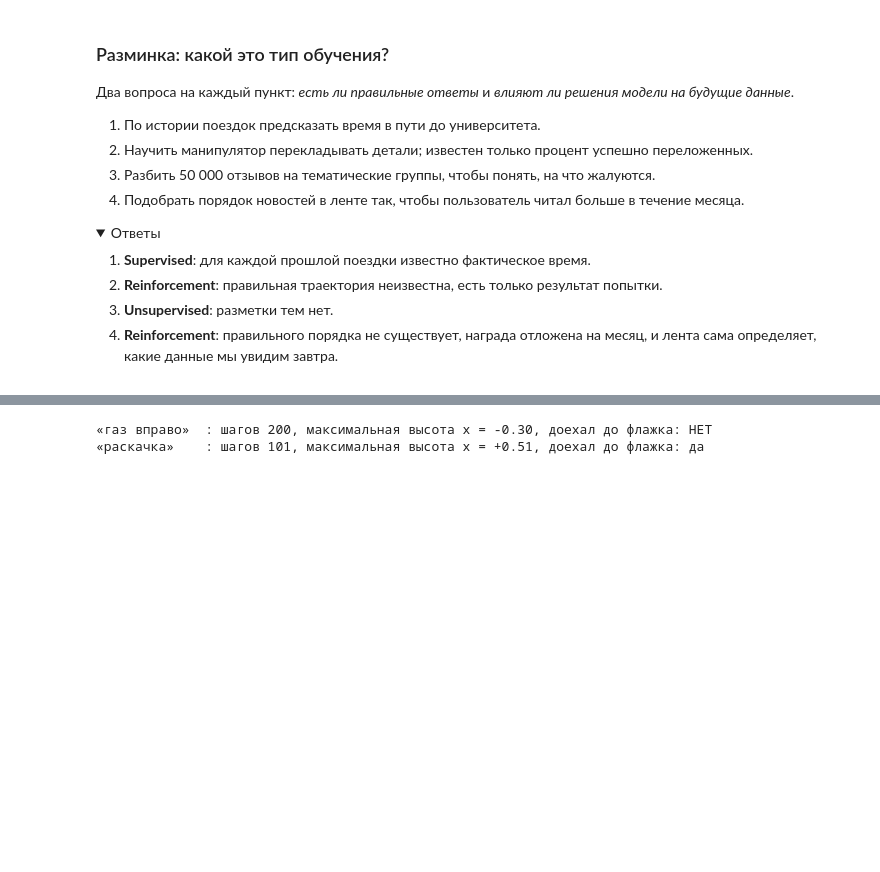
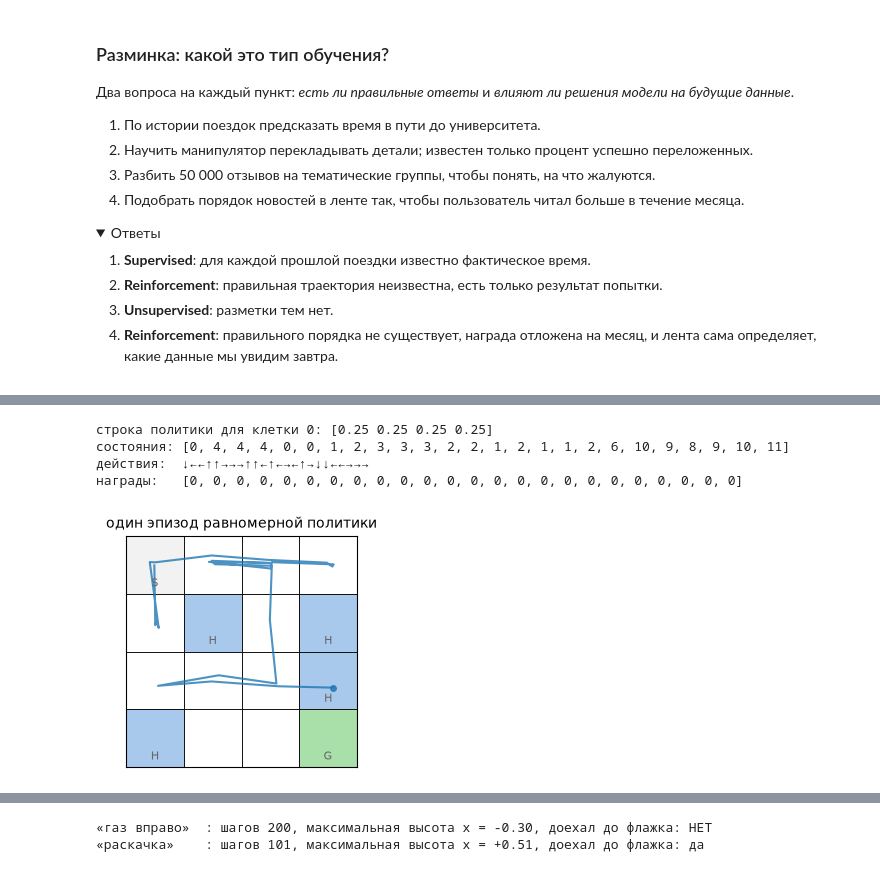
Before and after one commit to IlyaChichkanov/Reinforcement-learning, a Jupyter notebook: 01-intro/lecture/lecture.ipynb, the cells around one changed output, grey strips where cells are left out. Cells and saved outputs as stored; diff of their text form; code cells hidden in the pictures; folded sections open; blank space fills up the shorter version.

```diff
--- a/01-intro/lecture/lecture.ipynb
+++ b/01-intro/lecture/lecture.ipynb
@@ -437,0 +319,5 @@ def show_frames(frames, title="", interval=60, width=3.2):
+# %%
+state, info = env.reset(seed=0)
+print("состояние после reset:", state, " (клетка S)")
+print("observation_space:", env.observation_space, "— 16 клеток")
+print("action_space:     ", env.action_space, " — 0=←, 1=↓, 2=→, 3=↑")
@@ -437,0 +334,5 @@ def show_frames(frames, title="", interval=60, width=3.2):
+# %%
+env.reset(seed=0)
+for a in [2, 2, 1, 1, 1, 2]:                                   # →, →, ↓, ↓, ↓, →
+    state, reward, terminated, truncated, info = env.step(a)
+    print(f"действие {ARROWS[a]}: новое состояние {state:2d}, награда {reward}, terminated={terminated}")
@@ -437,0 +365,29 @@ def show_frames(frames, title="", interval=60, width=3.2):
+# %%
+def run_session(env, policy, rng, max_steps=100):
+    """Один эпизод политикой-таблицей policy. Возвращает состояния (включая последнее), действия и награды."""
+    s, _ = env.reset(seed=int(rng.integers(1_000_000)))
+    states, actions, rewards = [s], [], []
+    for _ in range(max_steps):
+        a = int(rng.choice(len(policy[s]), p=policy[s]))      # действие ~ π(· | s)
+        s, r, terminated, truncated, _ = env.step(a)
+        states.append(s); actions.append(a); rewards.append(r)
+        if terminated or truncated:
+            break
+    return states, actions, rewards
+
+n_states, n_actions = env.observation_space.n, env.action_space.n
+uniform_policy = np.ones((n_states, n_actions)) / n_actions
+print("строка политики для клетки 0:", uniform_policy[0])
+
+rng = np.random.default_rng(0)
+states, actions, rewards = run_session(env, uniform_policy, rng)
+print("состояния:", states)
+print("действия: ", "".join(ARROWS[a] for a in actions))
+print("награды:  ", rewards)
+draw_paths([(states, actions, rewards)], desc, title="один эпизод равномерной политики", alpha=0.8); plt.show()
+# %% [output]
+строка политики для клетки 0: [0.25 0.25 0.25 0.25]
+состояния: [0, 4, 4, 4, 0, 0, 1, 2, 3, 3, 3, 2, 2, 1, 2, 1, 1, 2, 6, 10, 9, 8, 9, 10, 11]
+действия:  ↓←←↑↑→→→↑↑←↑←→←↑→↓↓←←→→→
+награды:   [0, 0, 0, 0, 0, 0, 0, 0, 0, 0, 0, 0, 0, 0, 0, 0, 0, 0, 0, 0, 0, 0, 0, 0]
+[figure, added]
```
Also changed, not shown: parts of 106 cells of this notebook, 6 other files.
